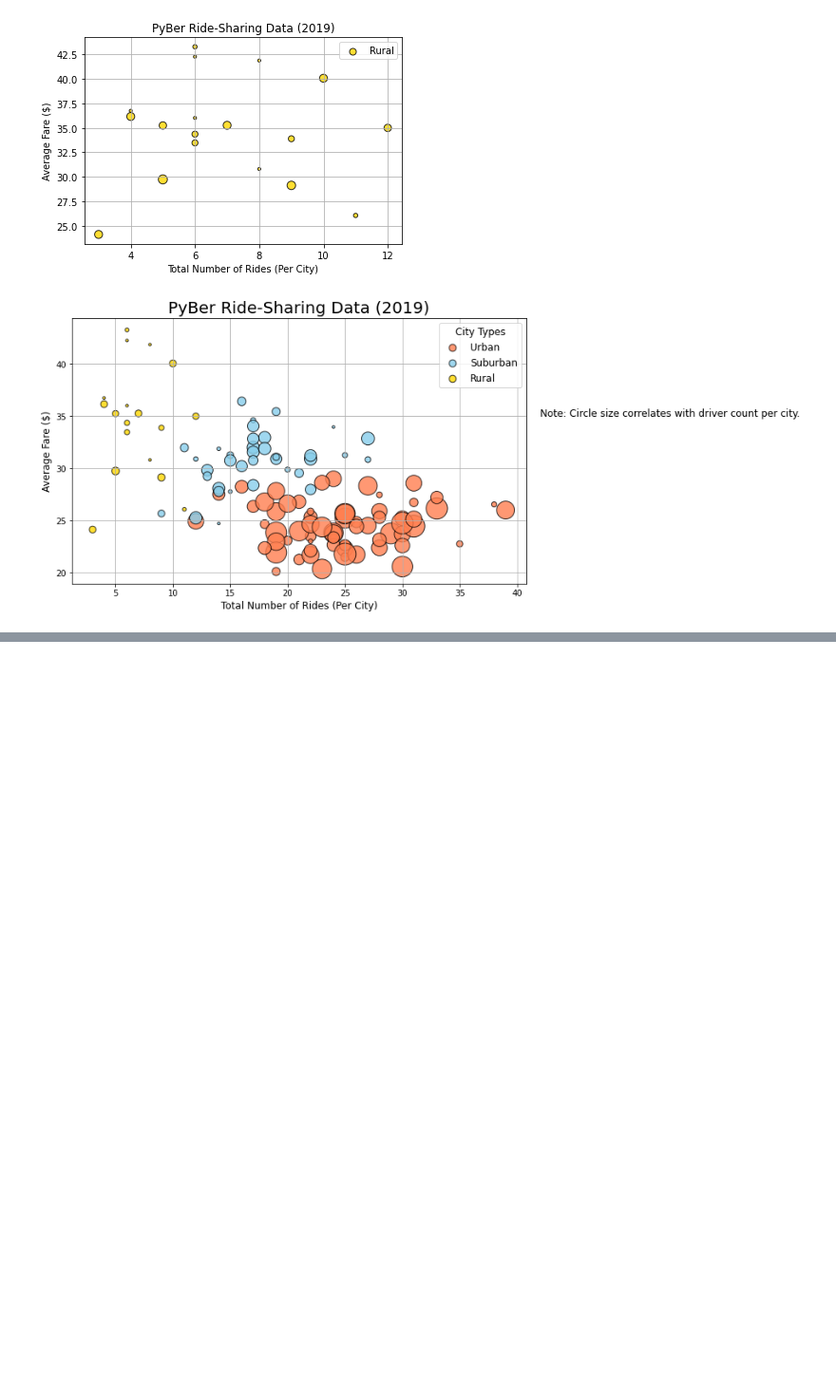
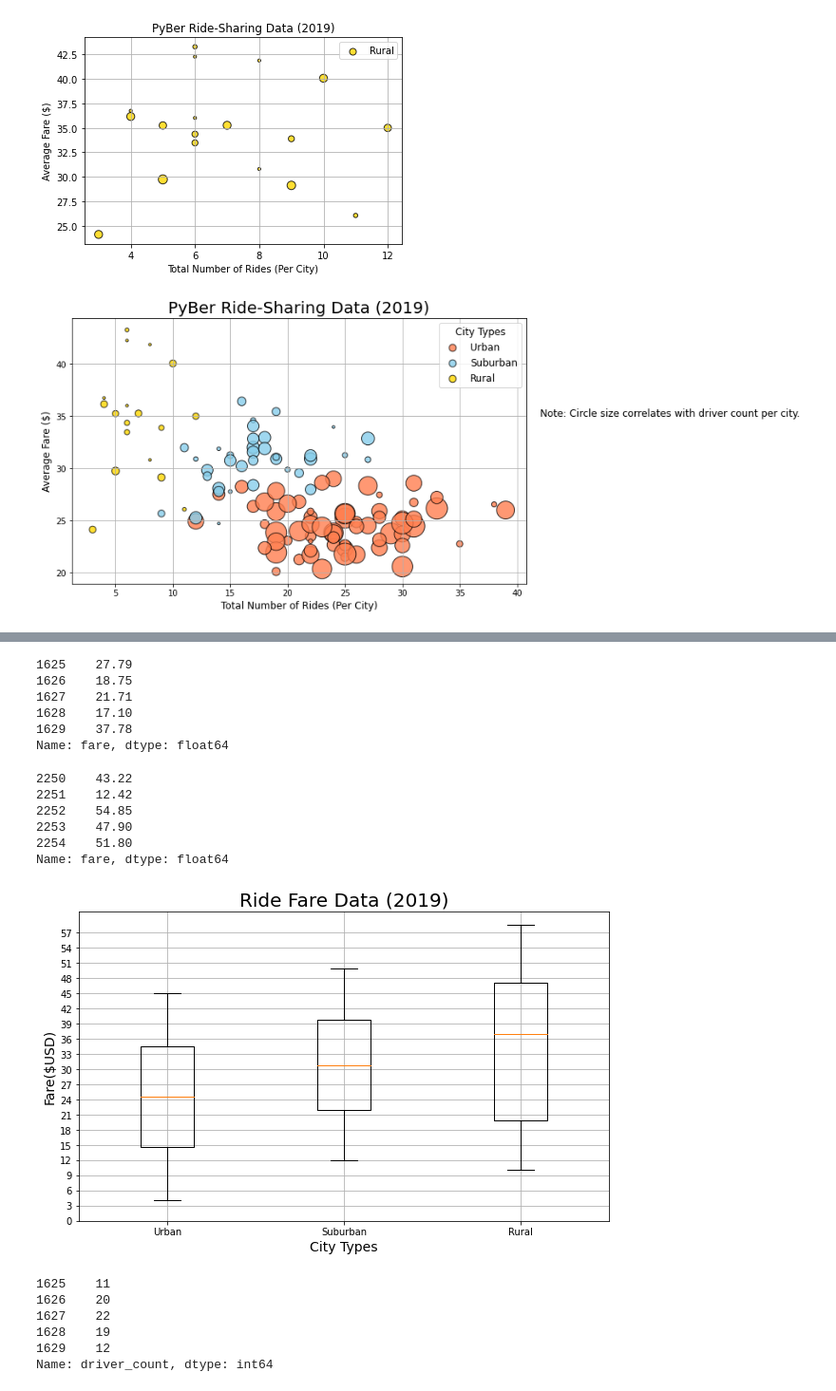
Before and after one commit to klantt/PyBer_Analysis, a Jupyter notebook: PyBer.ipynb, the cells around one changed output, grey strips where cells are left out. Shown: that part at 95% size. Saved outputs shown, nothing was run; the diff lists cells and outputs as text; code cells hidden in the pictures; blank space fills up the shorter version.

```diff
--- a/PyBer.ipynb
+++ b/PyBer.ipynb
@@ -341,0 +552,51 @@ plt.show()
+# %%
+suburban_fares = suburban_cities_df["fare"]
+suburban_fares.head()
+# %% [output]
+1625    27.79
+1626    18.75
+1627    21.71
+1628    17.10
+1629    37.78
+Name: fare, dtype: float64
+# %%
+rural_fares = rural_cities_df["fare"]
+rural_fares.head()
+# %% [output]
+2250    43.22
+2251    12.42
+2252    54.85
+2253    47.90
+2254    51.80
+Name: fare, dtype: float64
+# %%
+# Skill drill finding ride fare data and plotting it to a box and whisker chart
+
+x_labels = ["Urban", "Suburban","Rural"]
+ride_fare_data = [urban_fares, suburban_fares, rural_fares]
+fig, ax = plt.subplots(figsize=(10, 6))
+ax.set_title('Ride Fare Data (2019)',fontsize=20)
+ax.set_ylabel('Fare($USD)',fontsize=14)
+ax.set_xlabel("City Types",fontsize=14)
+ax.boxplot(ride_fare_data, labels=x_labels)
+ax.set_yticks(np.arange(0, 60, step=3.0))
+ax.grid()
+
+# Save the figure
+
+plt.savefig("analysis/Fig3.png")
+plt.show()
+# %% [output]
+[figure, added]
+# %%
+# Get the driver count data from the suburban cities
+
+suburban_drivers = suburban_cities_df['driver_count']
+suburban_drivers.head()
+# %% [output]
+1625    11
+1626    20
+1627    22
+1628    19
+1629    12
+Name: driver_count, dtype: int64
```
Also changed, not shown: parts of 22 cells of this notebook.
